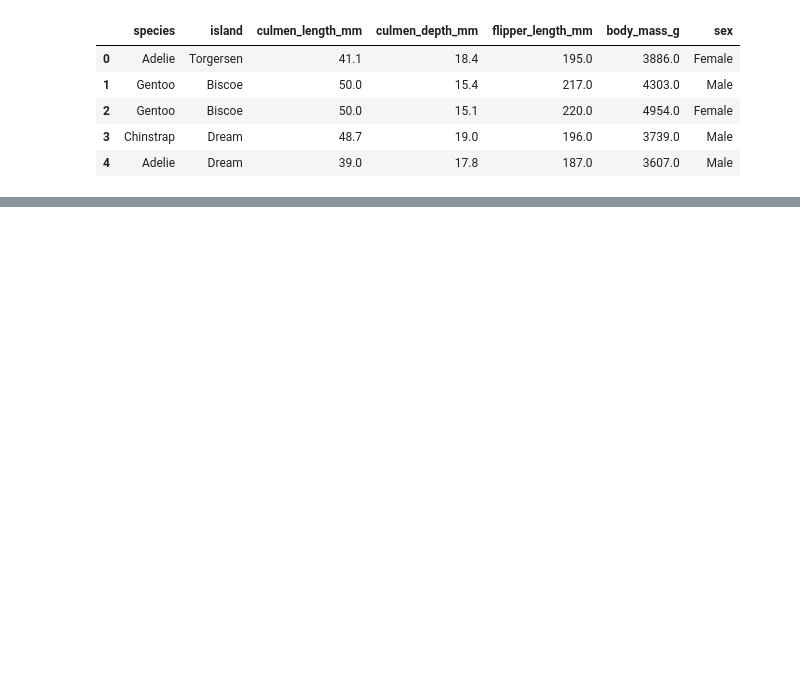
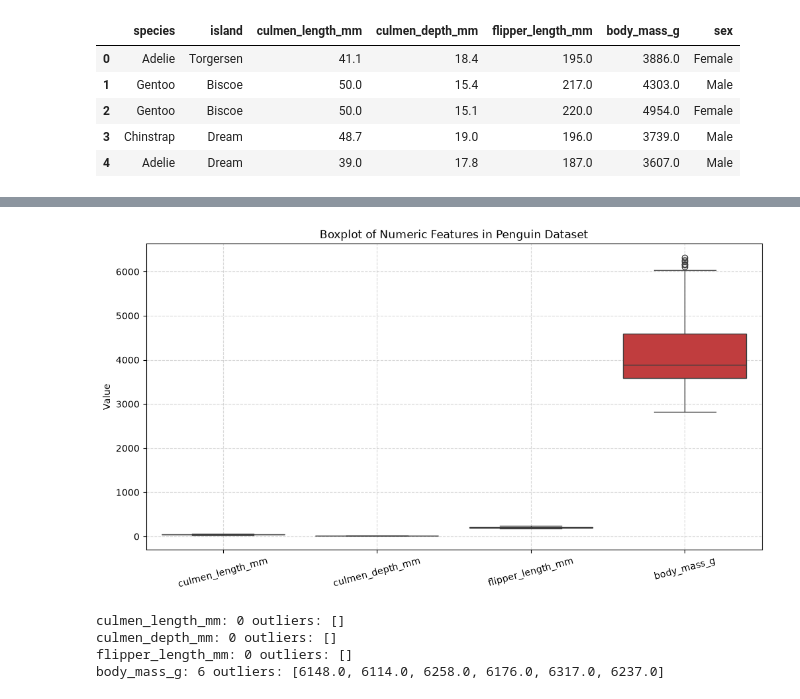
Before and after one commit to JohannFloydmann/MachineLearning, a Jupyter notebook: sis1/sis1.ipynb, the cells around one changed output, grey strips where cells are left out. Saved outputs shown, nothing was run; the diff lists cells and outputs as text; code cells hidden in the pictures; blank space fills up the shorter version.

```diff
--- a/sis1/sis1.ipynb
+++ b/sis1/sis1.ipynb
@@ -6,5 +11,5 @@ import seaborn as sns
 # %%
-df = pd.read_csv('Penguin Species_Prediction_Dataset.csv')
+df = pd.read_csv('Penguin_Species_Prediction_Dataset.csv')
 df.head()
 # %% [output]
 |  | species | island | culmen_length_mm | culmen_depth_mm | flipper_length_mm | body_mass_g | sex |
@@ -26,0 +46,28 @@ dtype: int64
+# %%
+numeric_cols = df.select_dtypes(include=[np.number]).columns
+
+stats = {}
+
+for col in numeric_cols:
+    s = df[col].dropna()
+    mean_val = s.mean()
+    median_val = s.median()
+    mode_val = s.mode()[0]
+    ptp_range = s.max() - s.min()
+    var_val = s.var()
+    std_val = s.std()
+    q25, q75 = s.quantile(0.25), s.quantile(0.75)
+    iqr_val = q75 - q25
+
+    stats[col] = {
+        'Mean': mean_val,
+        'Median': median_val,
+        'Mode': mode_val,
+        'Range': ptp_range,
+        'Variance': var_val,
+        'Std Dev': std_val,
+        'IQR': iqr_val
+    }
+
+stats_df = pd.DataFrame(stats)
+stats_df.round(2)
@@ -26,0 +99,25 @@ dtype: int64
+# %%
+plt.figure(figsize=(12, 6))
+sns.boxplot(data=df[numeric_cols])
+plt.title("Boxplot of Numeric Features in Penguin Dataset")
+plt.ylabel("Value")
+plt.xticks(rotation=15)
+plt.grid(True, linestyle="--", alpha=0.5)
+plt.show()
+# %% [output]
+[figure, added]
+# %%
+for col in numeric_cols:
+    s = df[col].dropna()
+    q25, q75 = s.quantile(0.25), s.quantile(0.75)
+    iqr = q75 - q25
+    lower_bound = q25 - 1.5 * iqr
+    upper_bound = q75 + 1.5 * iqr
+
+    outliers = s[(s < lower_bound) | (s > upper_bound)]
+    print(f"{col}: {len(outliers)} outliers: {outliers.tolist()}")
+# %% [output]
+culmen_length_mm: 0 outliers: []
+culmen_depth_mm: 0 outliers: []
+flipper_length_mm: 0 outliers: []
+body_mass_g: 6 outliers: [6148.0, 6114.0, 6258.0, 6176.0, 6317.0, 6237.0]
```
Also changed, not shown: parts of 11 cells of this notebook, 1 other file.
